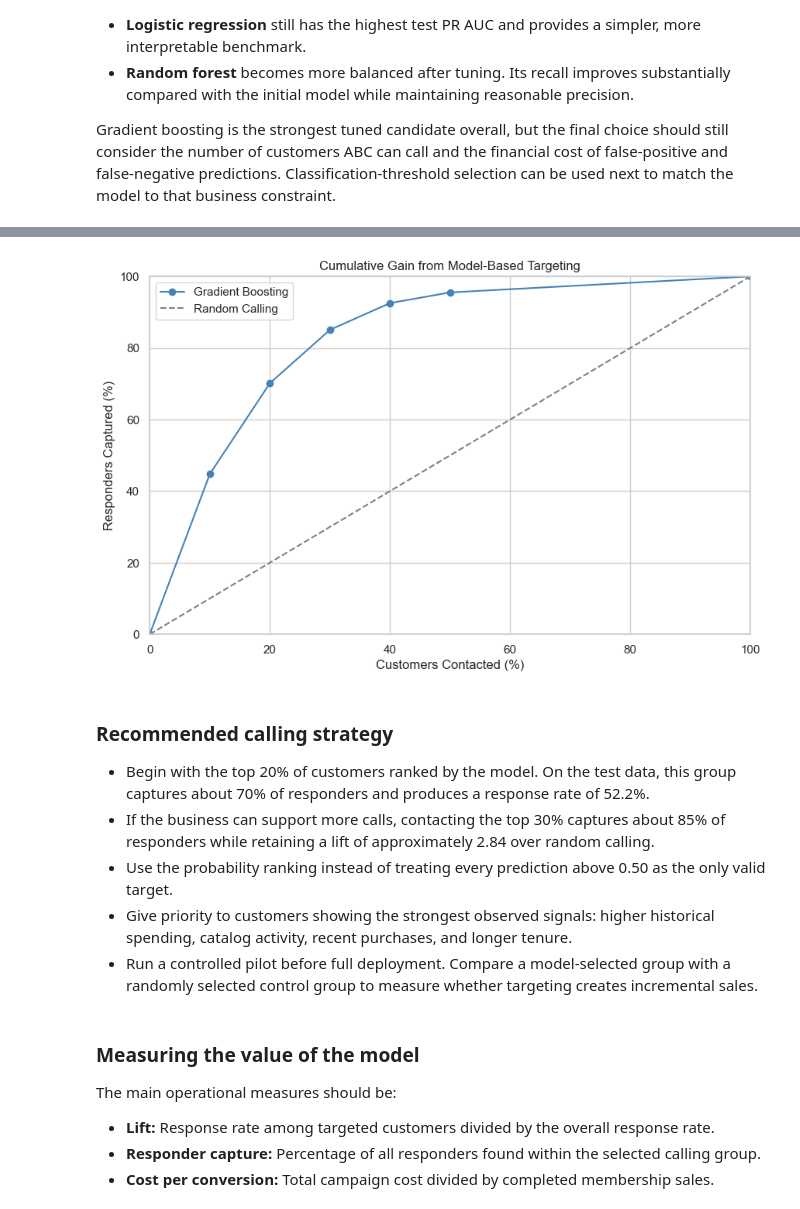
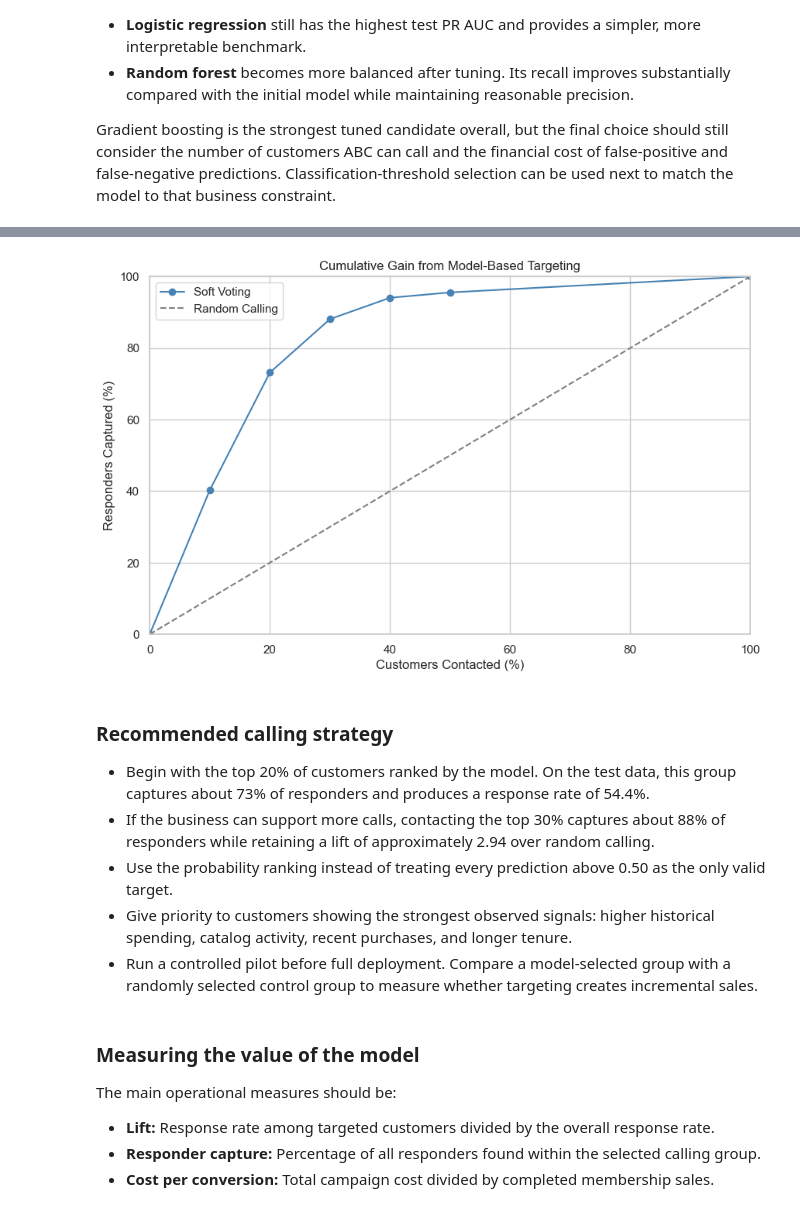
Before and after one commit to onazor/machine-learning-projects, a Jupyter notebook: campaign-analysis/main.ipynb, the cells around one changed output, grey strips where cells are left out. Drawn from its saved outputs; the diff is of its cells as text; code cells hidden in the pictures.

Commit message:
add ensemble models and improve campaign targeting

```diff
--- a/campaign-analysis/main.ipynb
+++ b/campaign-analysis/main.ipynb
@@ -604,0 +634,18 @@ Gradient boosting is the strongest tuned candidate overall, but the final choice
+# %%
+extra_trees_pipeline = Pipeline([
+    ("preprocessor", preprocessor),
+    ("model", ExtraTreesClassifier(n_estimators=300, min_samples_leaf=2, random_state=42, n_jobs=1)),
+])
+
+extra_trees_cv = cross_val_score(
+    extra_trees_pipeline,
+    X_train,
+    y_train,
+    scoring="average_precision",
+    cv=cross_validation,
+    n_jobs=1,
+    params={"model__sample_weight": boosting_weights},
+)
+
+extra_trees_pipeline.fit(X_train, y_train, model__sample_weight=boosting_weights)
+print("Mean CV PR AUC:", round(extra_trees_cv.mean(), 3))
@@ -604,0 +658,18 @@ Gradient boosting is the strongest tuned candidate overall, but the final choice
+# %%
+voting_pipeline = Pipeline([
+    ("preprocessor", preprocessor),
+    ("model", VotingClassifier(estimators=base_estimators, voting="soft")),
+])
+
+voting_cv = cross_val_score(
+    voting_pipeline,
+    X_train,
+    y_train,
+    scoring="average_precision",
+    cv=cross_validation,
+    n_jobs=1,
+    params={"model__sample_weight": boosting_weights},
+)
+
+voting_pipeline.fit(X_train, y_train, model__sample_weight=boosting_weights)
+print("Mean CV PR AUC:", round(voting_cv.mean(), 3))
@@ -609,7 +777,7 @@ The tuned gradient boosting model is selected because it has the highest cross-v
 
 Rather than applying only the default 0.50 threshold, ABC can rank customers by predicted probability and choose how many customers to call based on campaign capacity.
 # %%
-final_model = boosting_search.best_estimator_
+final_model = voting_pipeline
 
 campaign_results = pd.DataFrame({
     "Actual_Response": y_test.to_numpy(),
@@ -649,24 +817,24 @@ display(campaign_summary.round(2))
 # %%
 contact_percentages = [0] + campaign_summary["Customers Contacted (%)"].tolist() + [100]
 capture_percentages = [0] + campaign_summary["Responders Captured (%)"].tolist() + [100]
 
 plt.figure(figsize=(10, 6))
-plt.plot(contact_percentages, capture_percentages, marker="o", color=PLOT_COLOR, label="Gradient Boosting")
+plt.plot(contact_percentages, capture_percentages, marker="o", color=PLOT_COLOR, label="Soft Voting")
 plt.plot([0, 100], [0, 100], linestyle="--", color="gray", label="Random Calling")
 plt.title("Cumulative Gain from Model-Based Targeting")
 plt.xlabel("Customers Contacted (%)")
 plt.ylabel("Responders Captured (%)")
 plt.xlim(0, 100)
 plt.ylim(0, 100)
 plt.legend()
 plt.show()
 # %% [output]
-[figure, old version]
+[figure, new version]
 # %% [markdown]
 ### Recommended calling strategy
 
-- Begin with the top 20% of customers ranked by the model. On the test data, this group captures about 70% of responders and produces a response rate of 52.2%.
-- If the business can support more calls, contacting the top 30% captures about 85% of responders while retaining a lift of approximately 2.84 over random calling.
+- Begin with the top 20% of customers ranked by the model. On the test data, this group captures about 73% of responders and produces a response rate of 54.4%.
+- If the business can support more calls, contacting the top 30% captures about 88% of responders while retaining a lift of approximately 2.94 over random calling.
 - Use the probability ranking instead of treating every prediction above 0.50 as the only valid target.
 - Give priority to customers showing the strongest observed signals: higher historical spending, catalog activity, recent purchases, and longer tenure.
 - Run a controlled pilot before full deployment. Compare a model-selected group with a randomly selected control group to measure whether targeting creates incremental sales.
```
Also changed, not shown: parts of 17 cells of this notebook.
